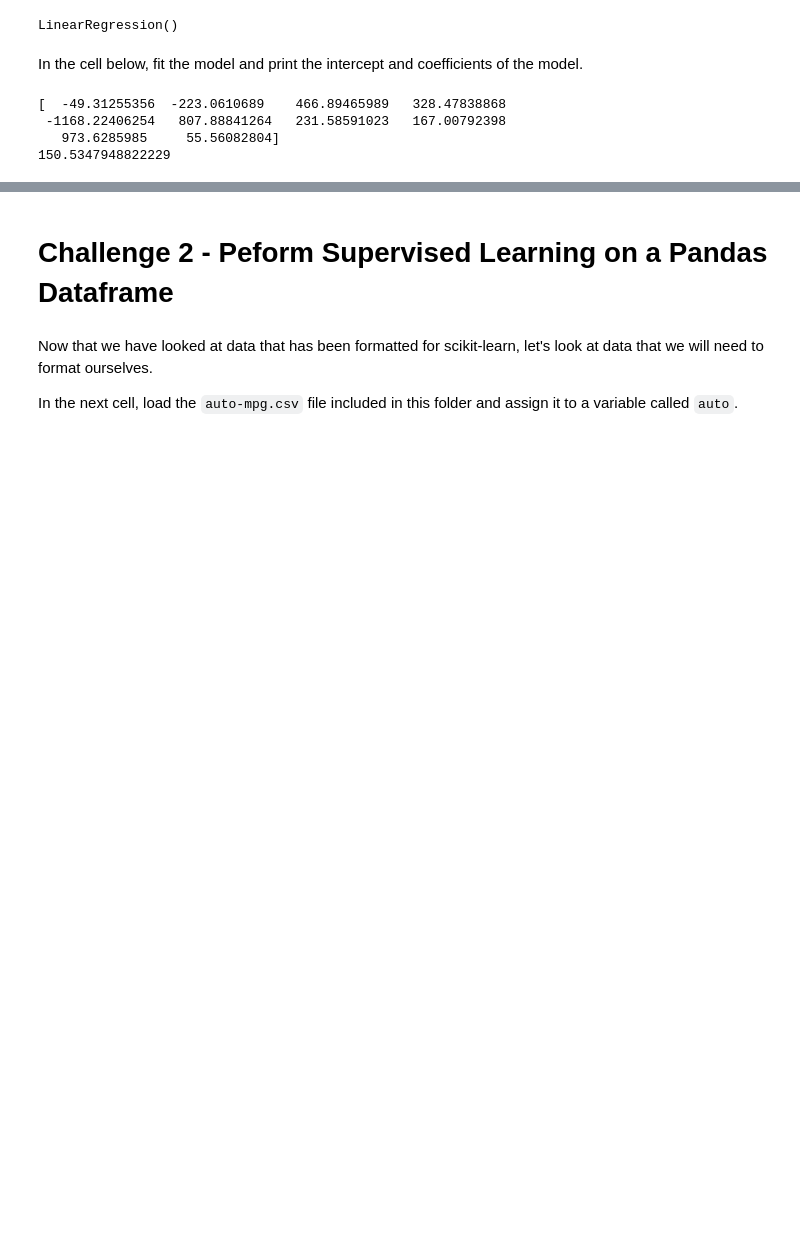
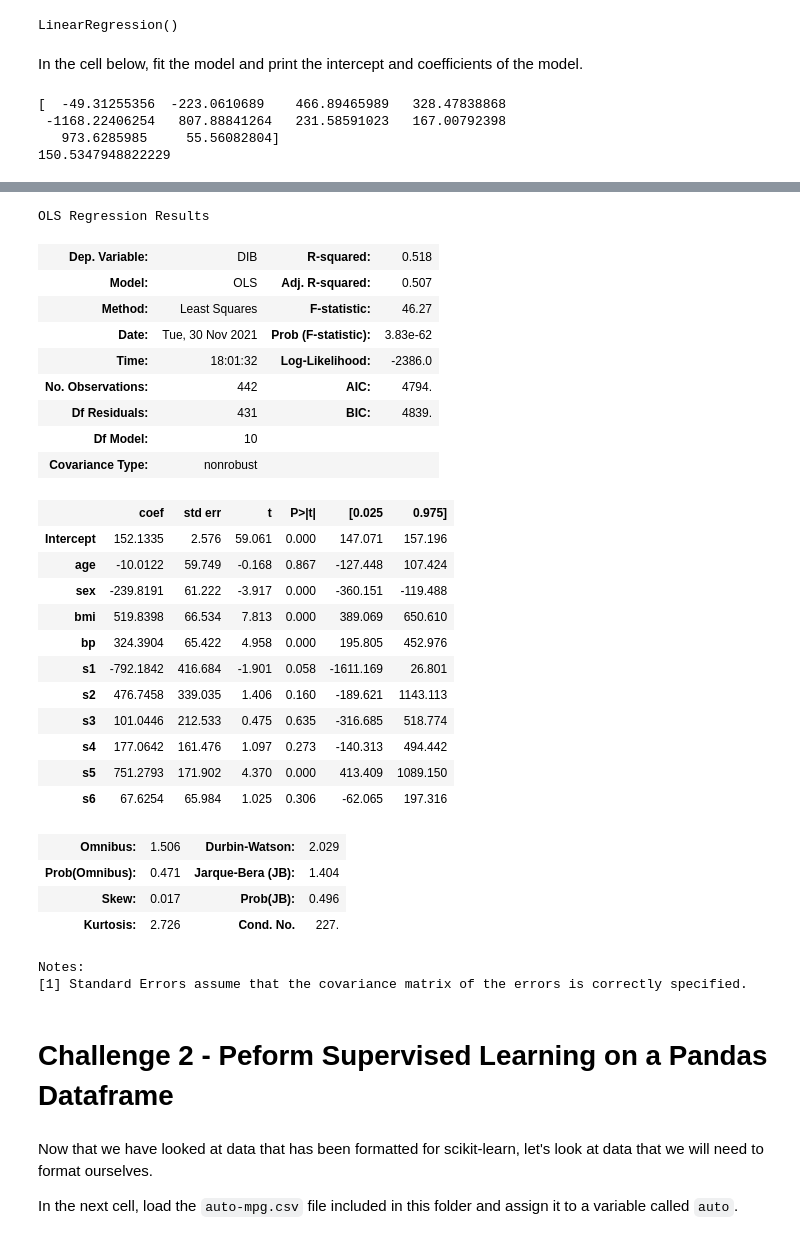
Before and after one commit to Ironhack-Data-Madrid-Octubre-2021/lab-intro-to-sklearn, a Jupyter notebook: your-code/main.ipynb, the cells around one changed output, grey strips where cells are left out. Saved outputs shown, nothing was run; the diff lists cells and outputs as text; code cells hidden in the pictures; blank space fills up the shorter version.

```diff
--- a/your-code/main.ipynb
+++ b/your-code/main.ipynb
@@ -130,3 +128,39 @@ Your result should look similar to this:
+# %%
+# Your code here:
+import statsmodels.formula.api as smf
+from sklearn.linear_model import LinearRegression
+
+results = smf.ols("DIB ~ age + sex + bmi + bp + s1 + s2 + s3 + s4 + s5 + s6", data = diabetes).fit()
+results.summary()
+# %% [output]
+OLS Regression Results
+| Dep. Variable: | DIB | R-squared: | 0.518 |
+| Model: | OLS | Adj. R-squared: | 0.507 |
+| Method: | Least Squares | F-statistic: | 46.27 |
+| Date: | Tue, 30 Nov 2021 | Prob (F-statistic): | 3.83e-62 |
+| Time: | 18:01:32 | Log-Likelihood: | -2386.0 |
+| No. Observations: | 442 | AIC: | 4794. |
+| Df Residuals: | 431 | BIC: | 4839. |
+| Df Model: | 10 |  |  |
+| Covariance Type: | nonrobust |  |  |
+|  | coef | std err | t | P>|t| | [0.025 | 0.975] |
+| Intercept | 152.1335 | 2.576 | 59.061 | 0.000 | 147.071 | 157.196 |
+| age | -10.0122 | 59.749 | -0.168 | 0.867 | -127.448 | 107.424 |
+| sex | -239.8191 | 61.222 | -3.917 | 0.000 | -360.151 | -119.488 |
+| bmi | 519.8398 | 66.534 | 7.813 | 0.000 | 389.069 | 650.610 |
+| bp | 324.3904 | 65.422 | 4.958 | 0.000 | 195.805 | 452.976 |
+| s1 | -792.1842 | 416.684 | -1.901 | 0.058 | -1611.169 | 26.801 |
+| s2 | 476.7458 | 339.035 | 1.406 | 0.160 | -189.621 | 1143.113 |
+| s3 | 101.0446 | 212.533 | 0.475 | 0.635 | -316.685 | 518.774 |
+| s4 | 177.0642 | 161.476 | 1.097 | 0.273 | -140.313 | 494.442 |
+| s5 | 751.2793 | 171.902 | 4.370 | 0.000 | 413.409 | 1089.150 |
+| s6 | 67.6254 | 65.984 | 1.025 | 0.306 | -62.065 | 197.316 |
+| Omnibus: | 1.506 | Durbin-Watson: | 2.029 |
+| Prob(Omnibus): | 0.471 | Jarque-Bera (JB): | 1.404 |
+| Skew: | 0.017 | Prob(JB): | 0.496 |
+| Kurtosis: | 2.726 | Cond. No. | 227. |
+Notes:
+[1] Standard Errors assume that the covariance matrix of the errors is correctly specified.
 # %% [markdown]
 # Challenge 2 - Peform Supervised Learning on a Pandas Dataframe
 # %% [markdown]
```
Also changed, not shown: parts of 5 cells of this notebook.
